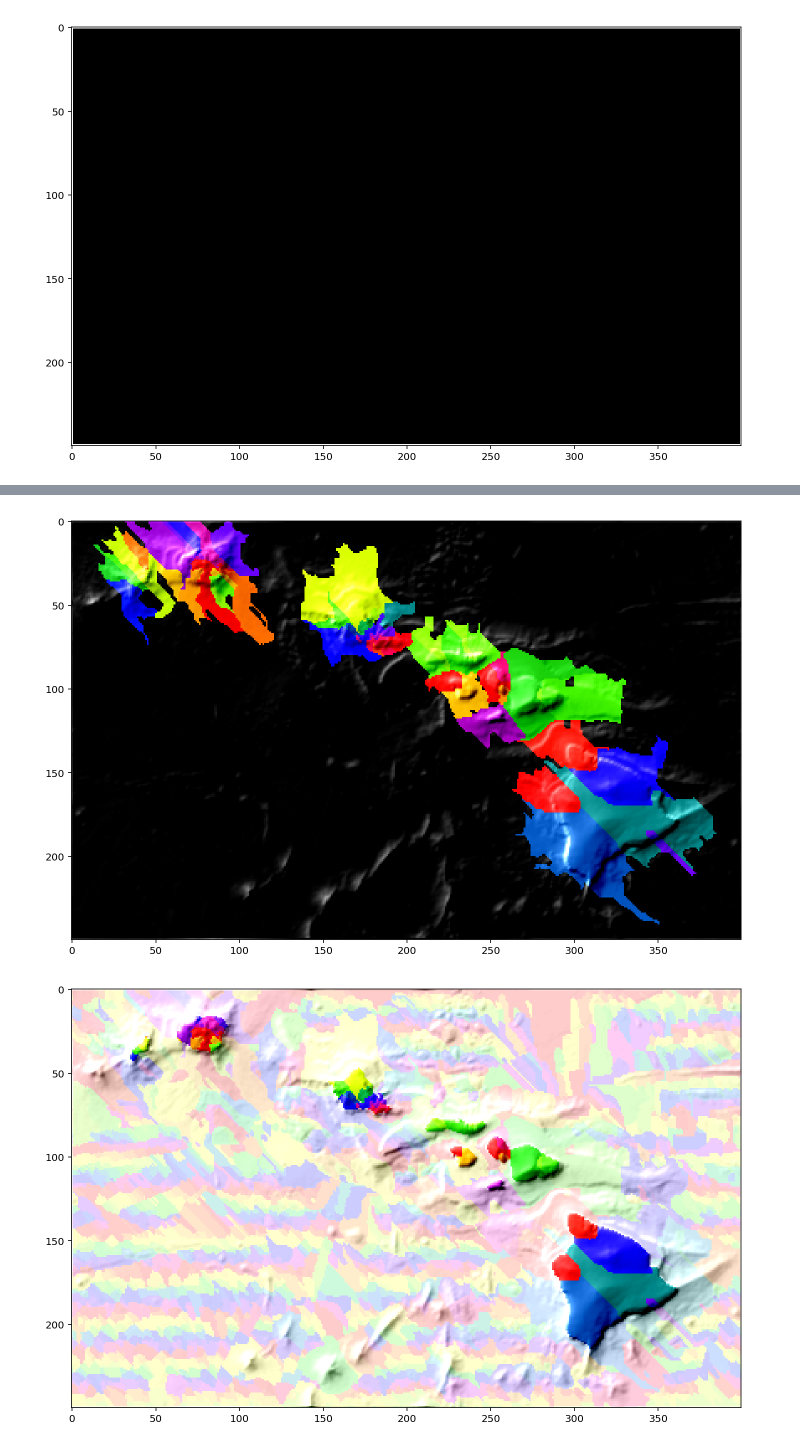
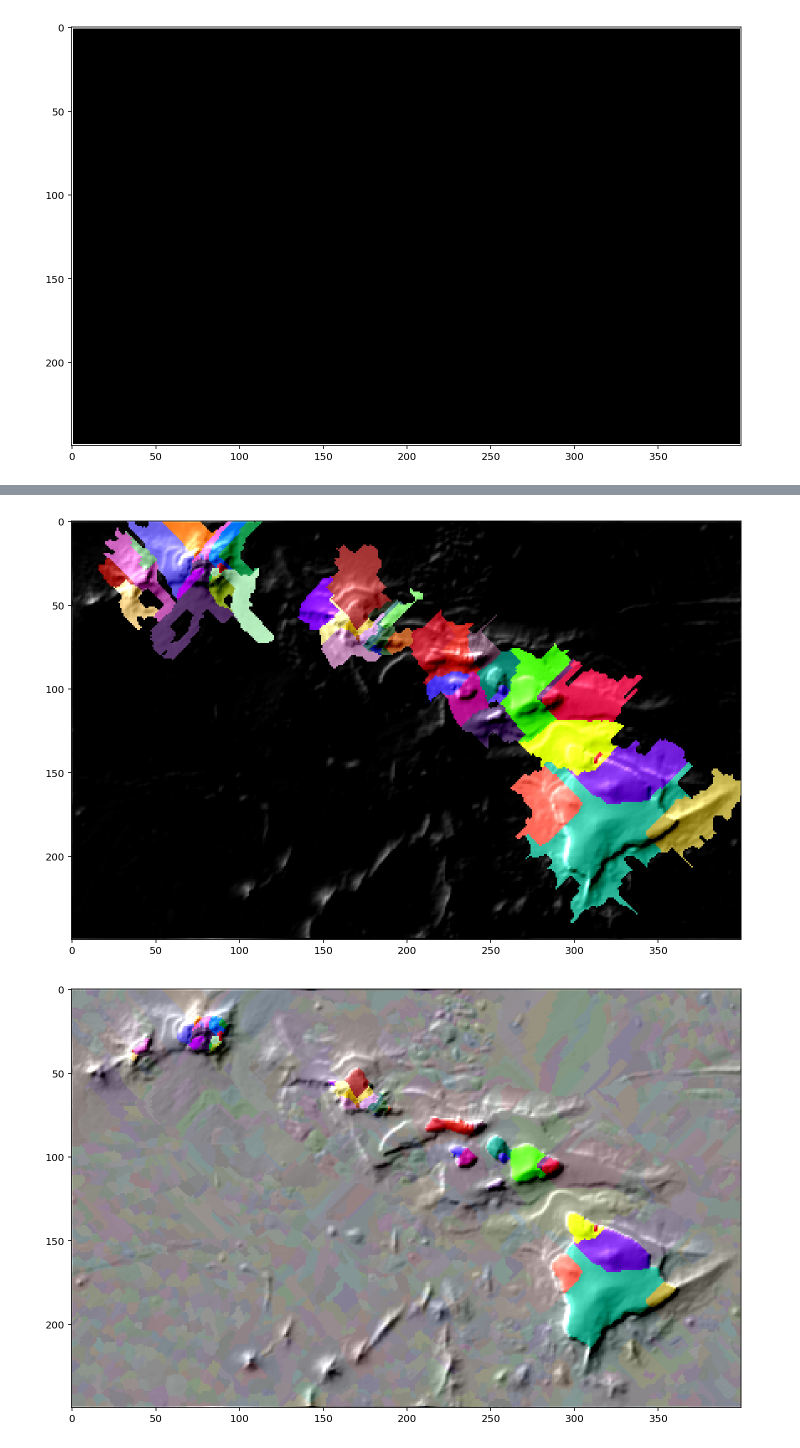
Before and after one commit to conradarcturus/mapalgo, a Jupyter notebook: 02_Mountain_Ranges.ipynb, the cells around one changed output, grey strips where cells are left out. Cells and saved outputs as stored; diff of their text form; code cells hidden in the pictures.

Commit message:
Add border functions to make better images of regions

```diff
--- a/02_Mountain_Ranges.ipynb
+++ b/02_Mountain_Ranges.ipynb
@@ -133,30 +131,22 @@ RasterImage(map_elevation) \
 # %%
 # Try a few other ways to view the mountains in Hawaii
 
 # Only show nodes that roll up to a mountain above sea level
 nodes_local_peak_is_above_sealevel = map_elevation.getDataFlat()[map_local_peak.getDataFlat()] > 0
 RasterImage(map_elevation) \
-    .addLayer('higher_index', map_local_peak.getDataFlat(), colormap='prism', transforms=['norm']) \
+    .addLayer('local_peak', map_local_peak.getDataFlat(), colormap='hashed', transforms=['norm']) \
     .addLayer('hasoverwaterpeak', nodes_local_peak_is_above_sealevel, combine='multiply') \
     .addLayer('hillshade', map_hillshade.getDataFlat(), transforms=[], combine='add', opacity=1, dissolve=1) \
     .display().final()
 
-# Or brighten the nodes below sea level
+# Or modify the nodes below sea level
 RasterImage(map_elevation) \
-    .addLayer('higher_index', map_local_peak.getDataFlat(), colormap='prism', transforms=['norm']) \
-    .addLayer('brightseas', 1.6, nodes_selected=map_elevation.getDataFlat() < 0, combine='add', dissolve=.25) \
+    .addLayer('local_peak', map_local_peak.getDataFlat(), colormap='hashed', transforms=['norm']) \
+    .addLayer('brightseas', 1, nodes_selected=map_elevation.getDataFlat() < 0, combine='add', dissolve=.1) \
     .addLayer('hillshade', map_hillshade.getDataFlat(), combine='add', opacity=1, dissolve=1) \
     .display().final()
 
-# A combination of both
-RasterImage(map_elevation) \
-    .addLayer('higher_index', map_local_peak.getDataFlat(), colormap='prism', transforms=['norm']) \
-    .addLayer('hasoverwaterpeak', nodes_local_peak_is_above_sealevel * 0.5 + 0.5, transforms=[], combine='multiply') \
-    .addLayer('darkseas', (map_elevation.getDataFlat() > 0) * 0.5 + 0.5, transforms=[], combine='multiply') \
-    .addLayer('hillshade', map_hillshade.getDataFlat(), transforms=[], combine='add', opacity=1, dissolve=1) \
-    .display().final()
-
 # None of this is quite working out -- let's try drawing borders between regions instead
 # %% [output]
-[figure, old version]
+[figure, new version]
-[figure, old version]
+[figure, new version]
```
Also changed, not shown: parts of 5 cells of this notebook, 8 other files.
